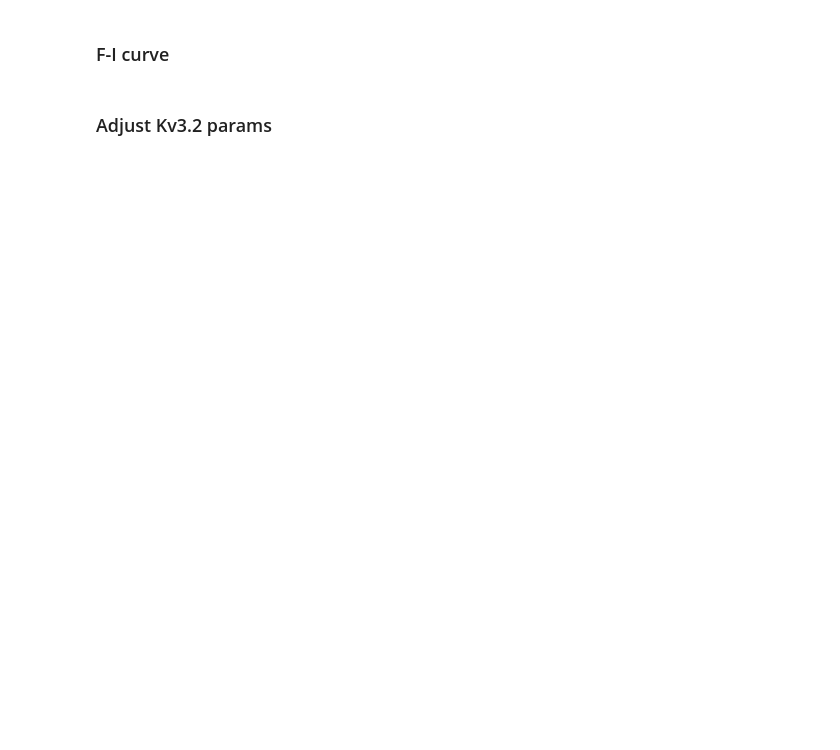
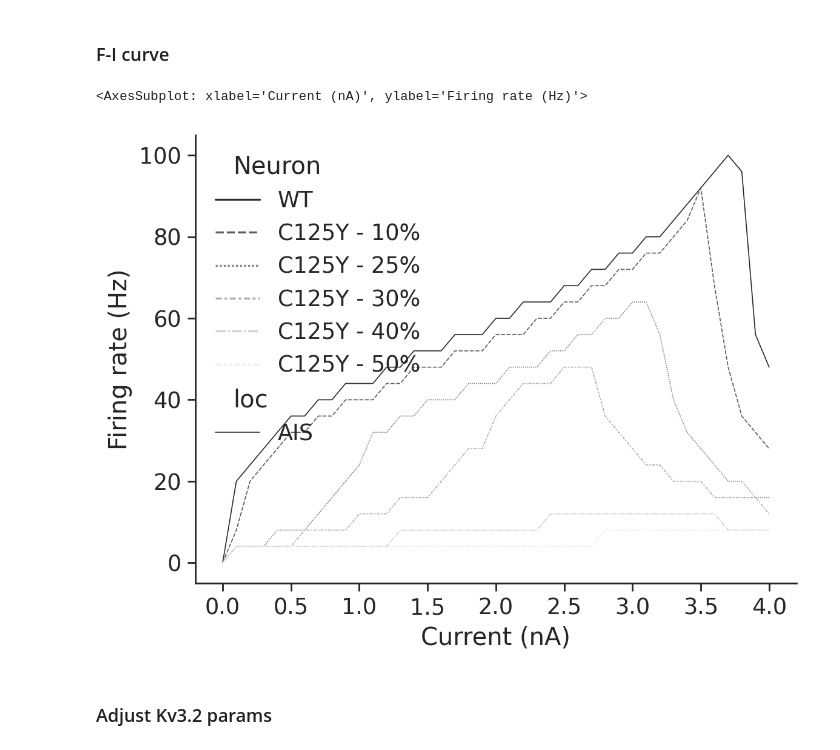
Before and after one commit to ChrisCurrin/pv-kcnc2, a Jupyter notebook: notebook.ipynb, the cells around one changed output. Drawn from its saved outputs; the diff is of its cells as text; code cells hidden in the pictures; blank space fills up the shorter version.

Commit message:
feat: latest figures and code refactors

```diff
--- a/notebook.ipynb
+++ b/notebook.ipynb
@@ -758,6 +544,6 @@ run_iv_figs(hashabledict(ppn_props), hashabledict(ppn_mut_props))
 # %%
+# Widgets
 %matplotlib inline
-# Widgets
 from IPython.display import clear_output
 
 set_seg_prop(ppn, "ek", -120)
@@ -767,25 +553,25 @@ set_seg_prop(ppn_mut, "ek", -120)
 # ppn_mut_props = dict(iv_shift=-20.0, iv_gain=-10.2, tau_scale=28, tau_shift=-10.0, tau_gain=6)
 
 ppn_props = dict(
-    theta_m=0.0,
+    theta_m=-13.0,
     k_m=7.8,
     tau_m0=0.1,
-    tau_m1=20.0,
-    phi_m0=10.0,
-    phi_m1=12.0,
-    sigma_m0=100.0,
-    sigma_m1=-7.0,
+    tau_m1=80.0,
+    phi_m0=-20.0,
+    phi_m1=-13.0,
+    sigma_m0=60.0,
+    sigma_m1=-6.0,
 )
 
 ppn_mut_props = dict(
-    theta_m=-15.0,
-    k_m=7.8,
-    tau_m0=0.1,
-    tau_m1=60.0,
-    phi_m0=-12.0,
-    phi_m1=-15.0,
-    sigma_m0=150.0,
-    sigma_m1=-8.0,
+    theta_m = -50.0,
+    k_m = 15,
+    tau_m0 = 0.1,
+    tau_m1 = 80,
+    phi_m0 = -45.0,
+    phi_m1 = -45.0,
+    sigma_m0 = 100.0,
+    sigma_m1 = -14.0,
 )
 
 range_props = dict(
@@ -1010,8 +695,10 @@ def run_sims(pv, stims, fractions, dur, load=False, arrow=False, shape_plot=True
 stims = [(amp, 0) for amp in np.round(np.arange(0.,4.1,0.1), 3)]
 
 fractions = [0, 0.05, 0.10, 0.15, 0.20, 0.25, 0.3, 0.35, 0.4, 0.5]
+fractions = [0, 0.10, 0.25, 0.3, 0.4, 0.5]
 
-amp_result = run_sims("default", stims, fractions, dur=500, load=True, arrow=False)
+dur = 250
+amp_result = run_sims("default", stims, fractions, dur=dur, load=True, arrow=False)
 
 ap_df = pd.DataFrame()
 
@@ -1024,33 +711,36 @@ for key, val in amp_result.items():
     ap_axon = val["APCount"]["comm"].n
 
     ap_df = pd.concat(
         [
             ap_df,
             pd.DataFrame(
                 {
                     KVMUT_FRAC_LABEL: frac,
                     CURRENT_LABEL: current,
                     "Neuron": nrn_name,
                     "loc": ["soma", "AIS", "axon"],
                     "Spikes": [ap_soma, ap_ais, ap_axon],
                 },
             ),
         ],
         ignore_index=True,
     )
-ap_df[FIRING_RATE_LABEL] = ap_df["Spikes"]/0.5
+ap_df[FIRING_RATE_LABEL] = ap_df["Spikes"] / (dur / 1000)
 
 sns.lineplot(
     data=ap_df,
     x=CURRENT_LABEL,
     y=FIRING_RATE_LABEL,
     hue="Neuron",
     style="Neuron",
     # markers=["o", "s", "D"],
     palette="Greys_r",
     size="loc",
     size_order=["AIS"],
 
 )
+# %% [output]
+<AxesSubplot: xlabel='Current (nA)', ylabel='Firing rate (Hz)'>
+[figure, added]
 # %% [markdown]
 ### Adjust Kv3.2 params
```
Also changed, not shown: parts of 27 cells of this notebook, 16 other files.
